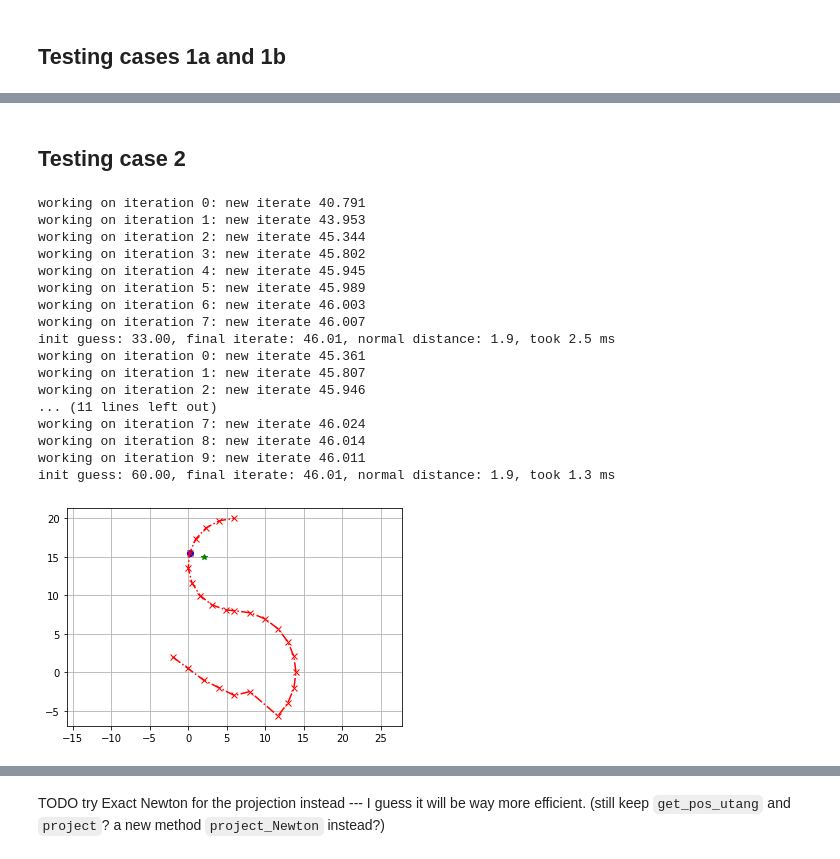
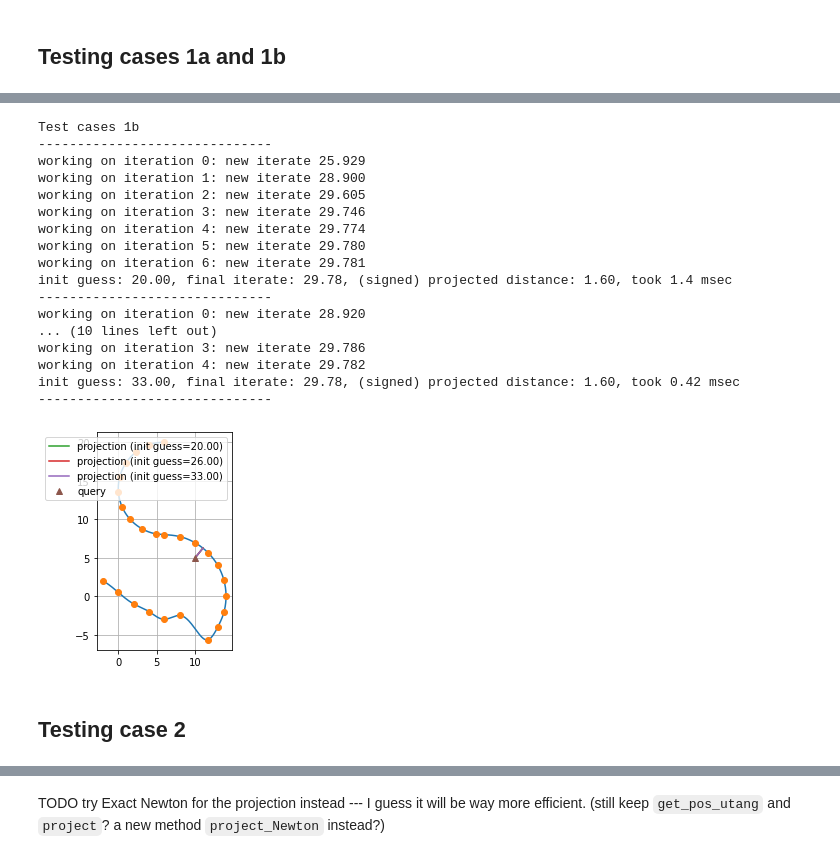
Before and after one commit to lkmuk/modular-mobile-robotics, a Jupyter notebook: examples/piecewise/dev_cubic_spline.ipynb, the cells around one changed output, grey strips where cells are left out. Drawn from its saved outputs; the diff is of its cells as text; code cells hidden in the pictures.

```diff
--- a/examples/piecewise/dev_cubic_spline.ipynb
+++ b/examples/piecewise/dev_cubic_spline.ipynb
@@ -224,45 +150,37 @@ plt.show()
+# %%
+# some query point around that probed point
+print("Test cases 1b")
+print("-"*30)
+test_query = [10.0,5.0] # now the LHS of the curve
+init_guess_list = (20.0, 26.0 , 33.0) # same as test cases 1a
+res_Frenet = test_projection(
+    path_obj=my_curve,
+    projection_method="project",
+    test_query_pt= test_query,
+    expected_LHS = True,
+    init_guess_list = init_guess_list,
+    verbose=True, soln_tolerance=0.005, iter_max=10 # <--- args to the projection algorithm
+)
+viz_projection(my_curve,test_query_pt=test_query,init_guess_list=init_guess_list, result_Frenet=res_Frenet)
+plt.show()
+# %% [output]
+Test cases 1b
+------------------------------
+working on iteration 0: new iterate 25.929
+working on iteration 1: new iterate 28.900
+working on iteration 2: new iterate 29.605
+working on iteration 3: new iterate 29.746
+working on iteration 4: new iterate 29.774
+working on iteration 5: new iterate 29.780
+working on iteration 6: new iterate 29.781
+init guess: 20.00, final iterate: 29.78, (signed) projected distance: 1.60, took 1.4 msec
+------------------------------
+working on iteration 0: new iterate 28.920
+... (10 lines left out)
+working on iteration 3: new iterate 29.786
+working on iteration 4: new iterate 29.782
+init guess: 33.00, final iterate: 29.78, (signed) projected distance: 1.60, took 0.42 msec
+------------------------------
+[figure, added]
 # %% [markdown]
 ## Testing case 2
-# %%
-test_query_pt = np.array([2.0,15.0])
-for init_guess in (33.0, 44.0, 60.0):
-    t0 = time()
-    res = my_curve.project(test_query_pt ,arclength_init_guess=init_guess, soln_tolerance=0.005, iter_max=10, verbose=True)
-    t1 = time()
-    # calculate also the projected distance (for debugging/ extra info)
-    final_pos, final_u_tang_vec = my_curve.get_pos_utang(res, clip=False)
-    final_u_normal_vec = np.array([final_u_tang_vec[1], - final_u_tang_vec[0]])
-    dist = np.abs(np.dot(test_query_pt-final_pos, final_u_normal_vec) )
-    print(
-        f"init guess: {init_guess:.2f}", f"final iterate: {res:.2f}",
-        f"normal distance: {dist:.2}", f"took {(t1-t0)*1e3:.2} ms", sep=', ')
-# %% [output]
-working on iteration 0: new iterate 40.791
-working on iteration 1: new iterate 43.953
-working on iteration 2: new iterate 45.344
-working on iteration 3: new iterate 45.802
-working on iteration 4: new iterate 45.945
-working on iteration 5: new iterate 45.989
-working on iteration 6: new iterate 46.003
-working on iteration 7: new iterate 46.007
-init guess: 33.00, final iterate: 46.01, normal distance: 1.9, took 2.5 ms
-working on iteration 0: new iterate 45.361
-working on iteration 1: new iterate 45.807
-working on iteration 2: new iterate 45.946
-... (11 lines left out)
-working on iteration 7: new iterate 46.024
-working on iteration 8: new iterate 46.014
-working on iteration 9: new iterate 46.011
-init guess: 60.00, final iterate: 46.01, normal distance: 1.9, took 1.3 ms
-# %%
-plt.plot(*my_curve.get_pos(46.01).T,'ob')
-plt.plot(*test_query_pt.T,'*g')
-
-
-plt.plot(*my_waypoints.T,'-.xr')
-plt.axis('equal')
-plt.grid()
-
-plt.show()
-# %% [output]
-[figure, removed]
```
Also changed, not shown: parts of 11 cells of this notebook, 8 other files.
